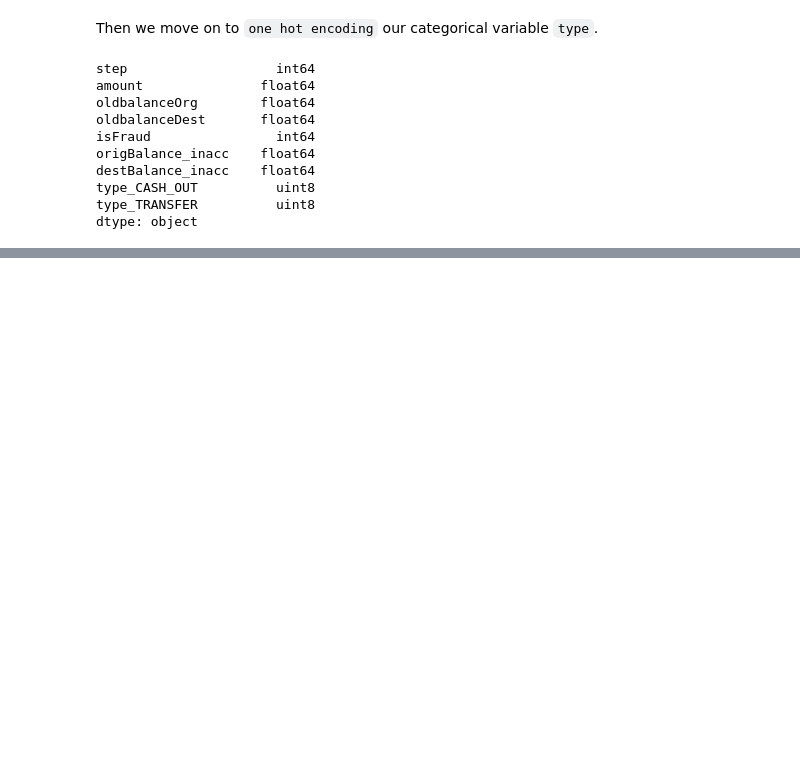
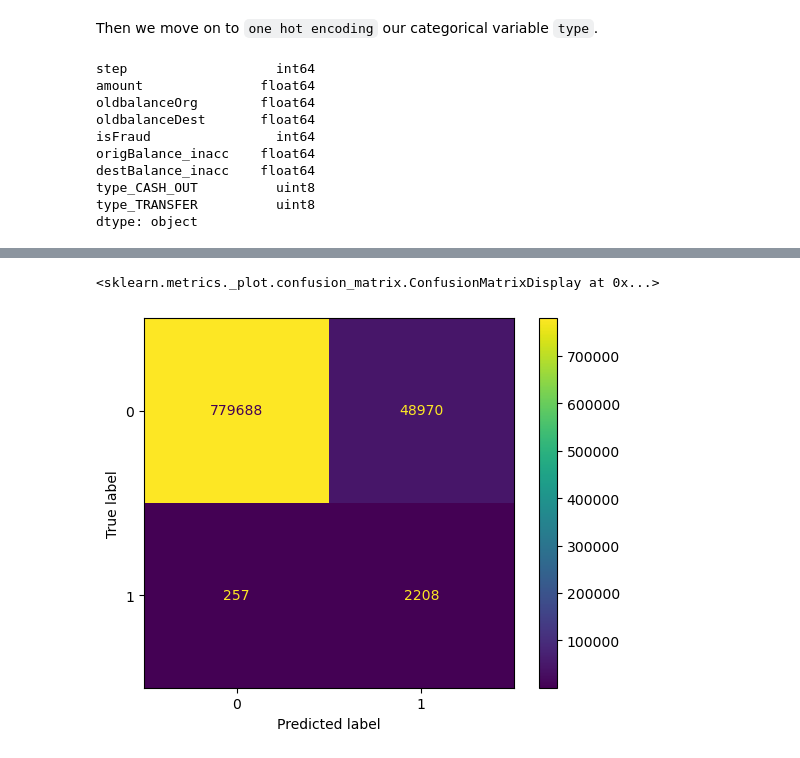
Before and after one commit to parthareja/financial-fraud-detection, a Jupyter notebook: financial-fraud-detection.ipynb, the cells around one changed output, grey strips where cells are left out. Cells and saved outputs as stored; diff of their text form; code cells hidden in the pictures; blank space fills up the shorter version.

Commit message:
model (1) Logistic Regression DONE

```diff
--- a/financial-fraud-detection.ipynb
+++ b/financial-fraud-detection.ipynb
@@ -406,7 +433,13 @@ Now we need to split our data into `train data` and `test data`.
 # %%
 from sklearn.model_selection import train_test_split
 
-X = df.drop(columns='isFraud')
-Y = df['isFraud']
+X = df_scaled_new.drop(columns='isFraud')
+Y = df_scaled_new['isFraud']
 
 X_train, X_test, Y_train, Y_test = train_test_split(X, Y, test_size=0.30, random_state=0)
+# %%
+from sklearn.preprocessing import LabelEncoder
+
+label_encoder = LabelEncoder()
+Y_train = label_encoder.fit_transform(Y_train.values.ravel())
+Y_test = label_encoder.fit_transform(Y_test.values.ravel())
@@ -412,0 +466,16 @@ X_train, X_test, Y_train, Y_test = train_test_split(X, Y, test_size=0.30, random
+# %%
+from sklearn.linear_model import LogisticRegression
+
+lr = LogisticRegression(class_weight = 'balanced')
+lr_model = lr.fit(X_train, Y_train)
+# %%
+Y_pred = lr_model.predict(X_test)
+# %%
+from sklearn.metrics import confusion_matrix, ConfusionMatrixDisplay
+
+cm = confusion_matrix(Y_test, Y_pred, labels=lr.classes_)
+cm_plot = ConfusionMatrixDisplay(confusion_matrix=cm, display_labels=lr.classes_)
+cm_plot.plot()
+# %% [output]
+<sklearn.metrics._plot.confusion_matrix.ConfusionMatrixDisplay at 0x...>
+[figure, added]
```
Also changed, not shown: parts of 36 cells of this notebook.
